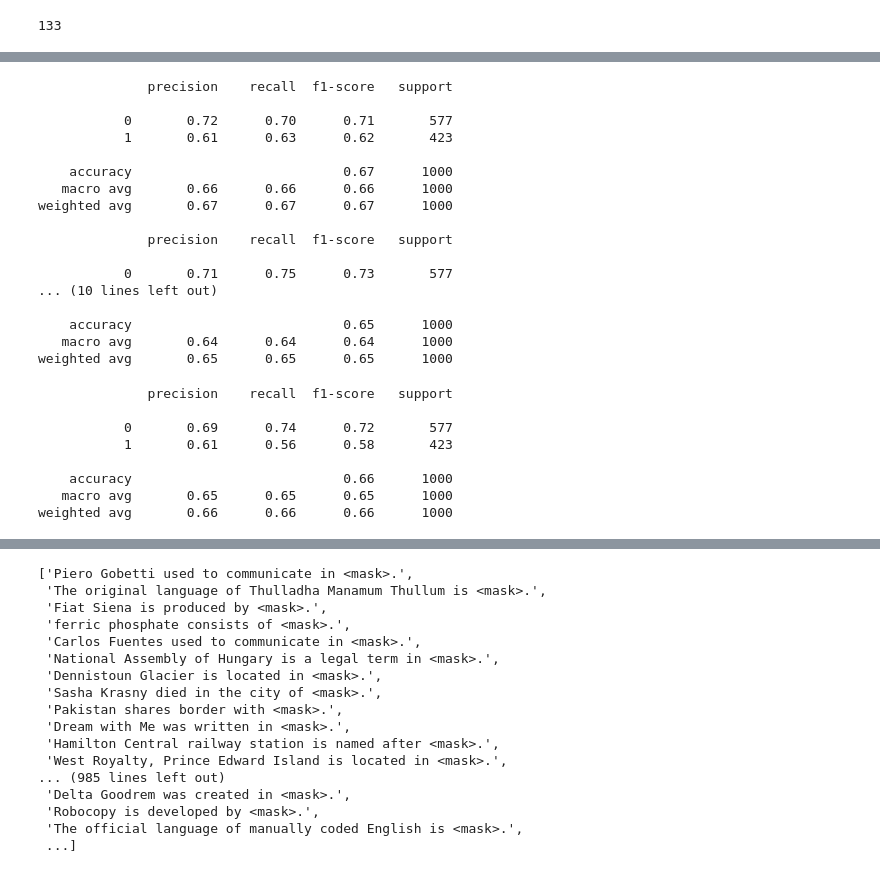
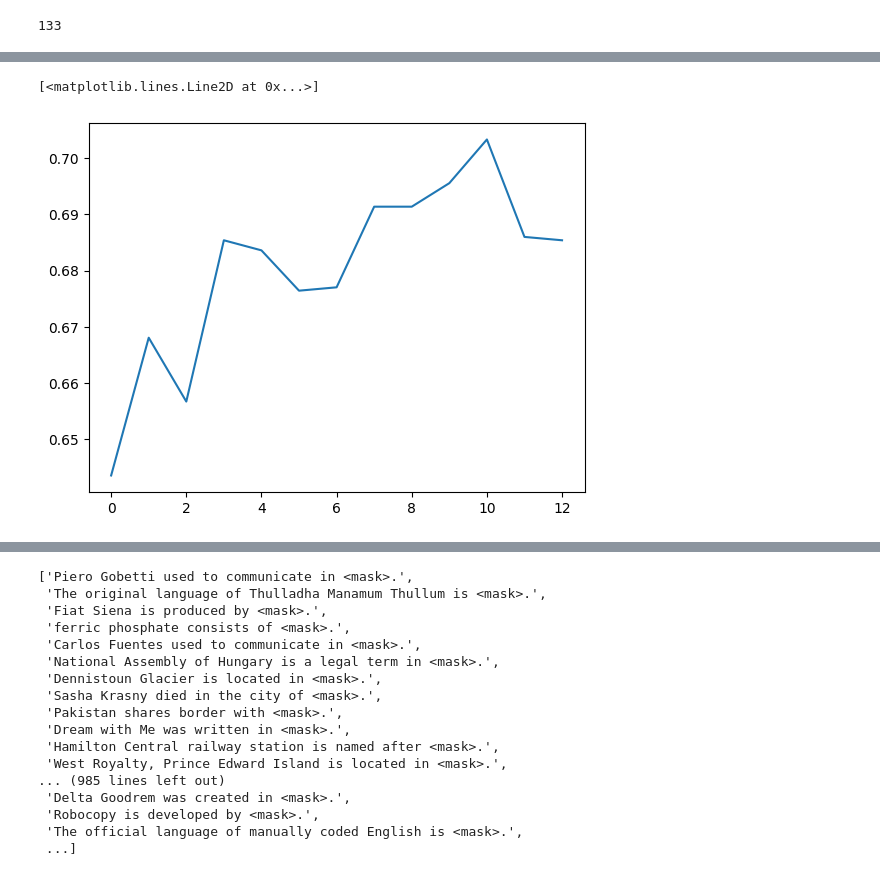
Before and after one commit to shashwat1002/negation_new, a Jupyter notebook: negation_probing.ipynb, the cells around one changed output, grey strips where cells are left out. Cells and saved outputs as stored; diff of their text form; code cells hidden in the pictures.

```diff
--- a/negation_probing.ipynb
+++ b/negation_probing.ipynb
@@ -398,3 +556,0 @@ weighted avg       0.66      0.66      0.66      1000
-# %%
-for report in reports[6:9]:
-    print(report)
@@ -419,33 +557,3 @@ weighted avg       0.66      0.67      0.66      1000
-# %%
-for report in reports[9:12]:
-    print(report)
-# %% [output]
-              precision    recall  f1-score   support
-
-           0       0.72      0.70      0.71       577
-           1       0.61      0.63      0.62       423
-
-    accuracy                           0.67      1000
-   macro avg       0.66      0.66      0.66      1000
-weighted avg       0.67      0.67      0.67      1000
-
-              precision    recall  f1-score   support
-
-           0       0.71      0.75      0.73       577
-... (10 lines left out)
-
-    accuracy                           0.65      1000
-   macro avg       0.64      0.64      0.64      1000
-weighted avg       0.65      0.65      0.65      1000
-# %%
-for report in reports[12:]:
-    print(report)
-# %% [output]
-              precision    recall  f1-score   support
-
-           0       0.69      0.74      0.72       577
-           1       0.61      0.56      0.58       423
-
-    accuracy                           0.66      1000
-   macro avg       0.65      0.65      0.65      1000
-weighted avg       0.66      0.66      0.66      1000
+# %%
+reports_neg_consistency = generate_classification_report_all_layers(test_detect_neg_consistency, test_labels_det_neg_consistency, mlps_neg_consistency)
+class_0_neg_con, class_1_neg_con = collect_all_precisions_recalls(reports_neg_consistency)
@@ -451,0 +562,5 @@ weighted avg       0.66      0.66      0.66      1000
+# %%
+plt.plot([i for i in range(len(reports_neg_consistency))], [report['accuracy'] for report in reports_neg_consistency], label="Accuracy")
+# %% [output]
+[<matplotlib.lines.Line2D at 0x...>]
+[figure, added]
```
Also changed, not shown: parts of 60 cells of this notebook.
